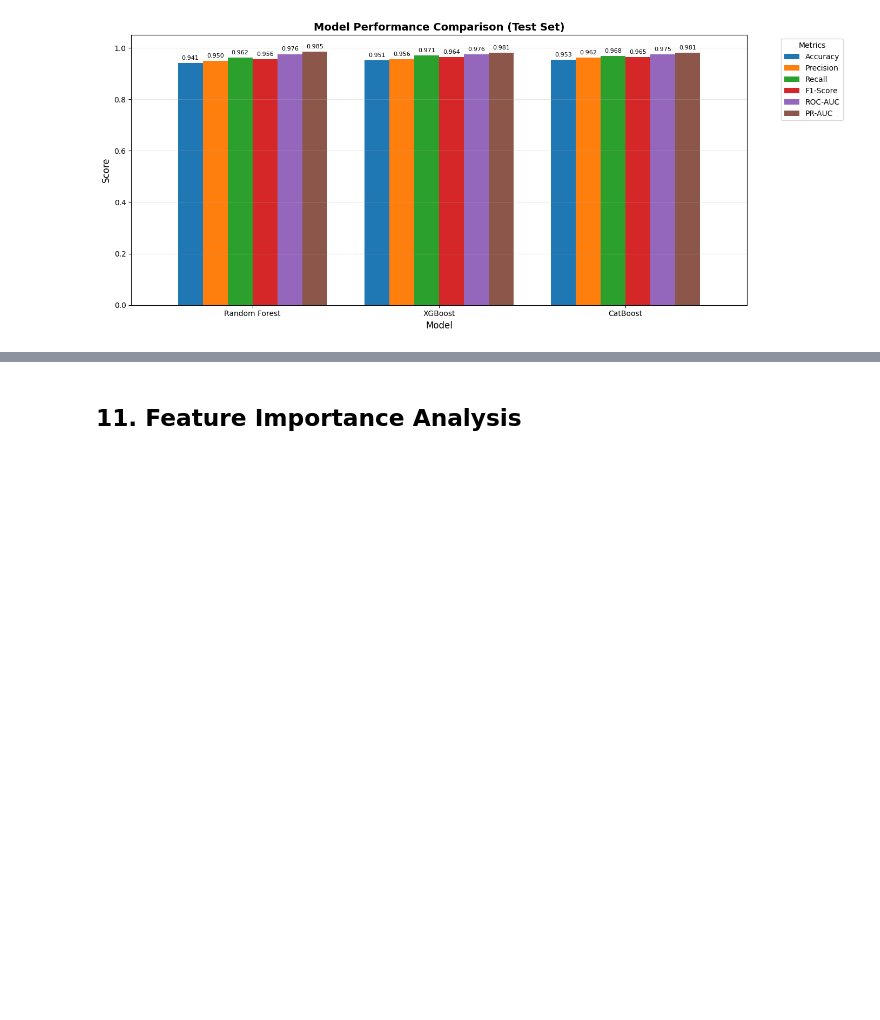
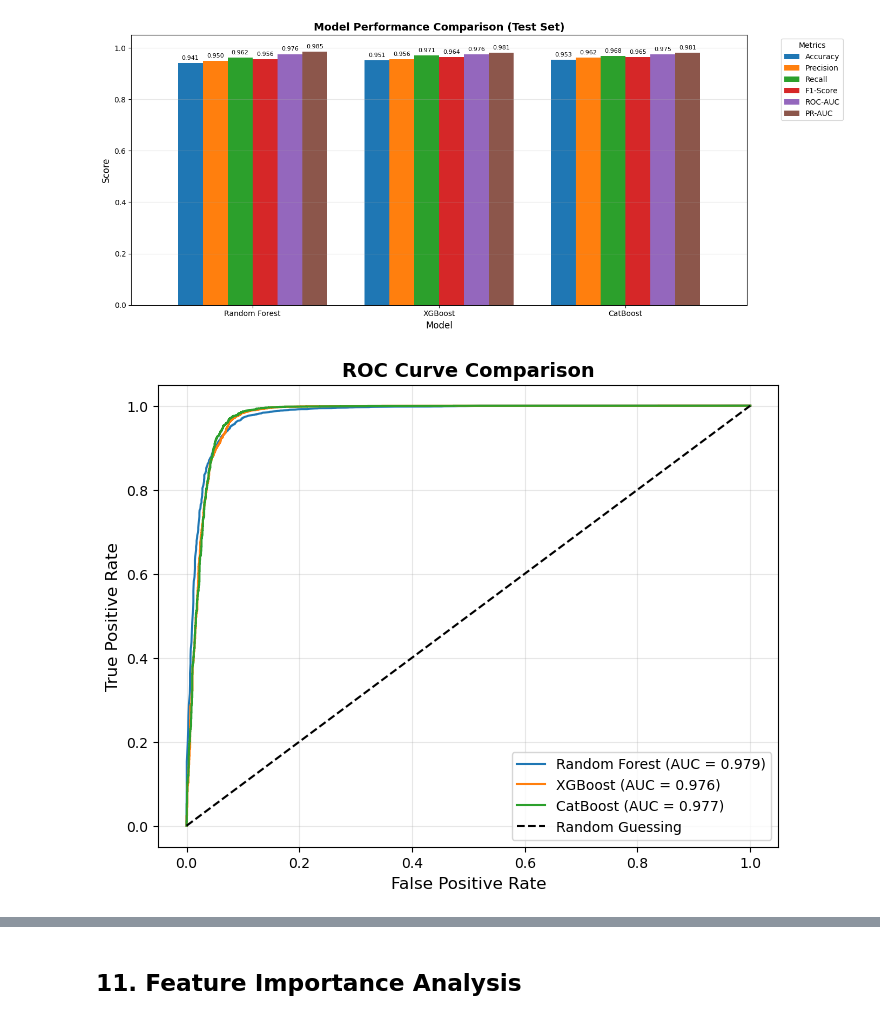
Before and after one commit to catherine0911/Customer-Data, a Jupyter notebook: Group project.ipynb, the cells around one changed output, grey strips where cells are left out. Cells and saved outputs as stored; diff of their text form; code cells hidden in the pictures; blank space fills up the shorter version.

```diff
--- a/Group project.ipynb
+++ b/Group project.ipynb
@@ -1507,5 +1504,24 @@ plt.show()
 [figure]
 # %%
 # 2. ROC Curves Comparison
+from sklearn.metrics import roc_curve
+
+fpr_rf, tpr_rf, _ = roc_curve(y_test, y_prob_rf)
+fpr_xgb, tpr_xgb, _ = roc_curve(y_test, y_prob_xgb)
+fpr_cat, tpr_cat, _ = roc_curve(y_test, y_prob_cat)
+
+plt.figure(figsize=(8, 6))
+plt.plot(fpr_rf, tpr_rf, label='Random Forest (AUC = {:.3f})'.format(tuned_rf_metrics['ROC-AUC']))
+plt.plot(fpr_xgb, tpr_xgb, label='XGBoost (AUC = {:.3f})'.format(tuned_xgb_metrics['ROC-AUC']))
+plt.plot(fpr_cat, tpr_cat, label='CatBoost (AUC = {:.3f})'.format(tuned_cat_metrics['ROC-AUC']))
+plt.plot([0, 1], [0, 1], 'k--', label='Random Guessing')
+plt.title('ROC Curve Comparison', fontsize=14, fontweight='bold')
+plt.xlabel('False Positive Rate', fontsize=12)
+plt.ylabel('True Positive Rate', fontsize=12)
+plt.legend(loc='lower right')
+plt.grid(alpha=0.3)
+plt.show()
+# %% [output]
+[figure, added]
 # %%
 # 3. Precision-Recall Curves Comparison
```
Also changed, not shown: parts of 20 cells of this notebook, 4 other files.
